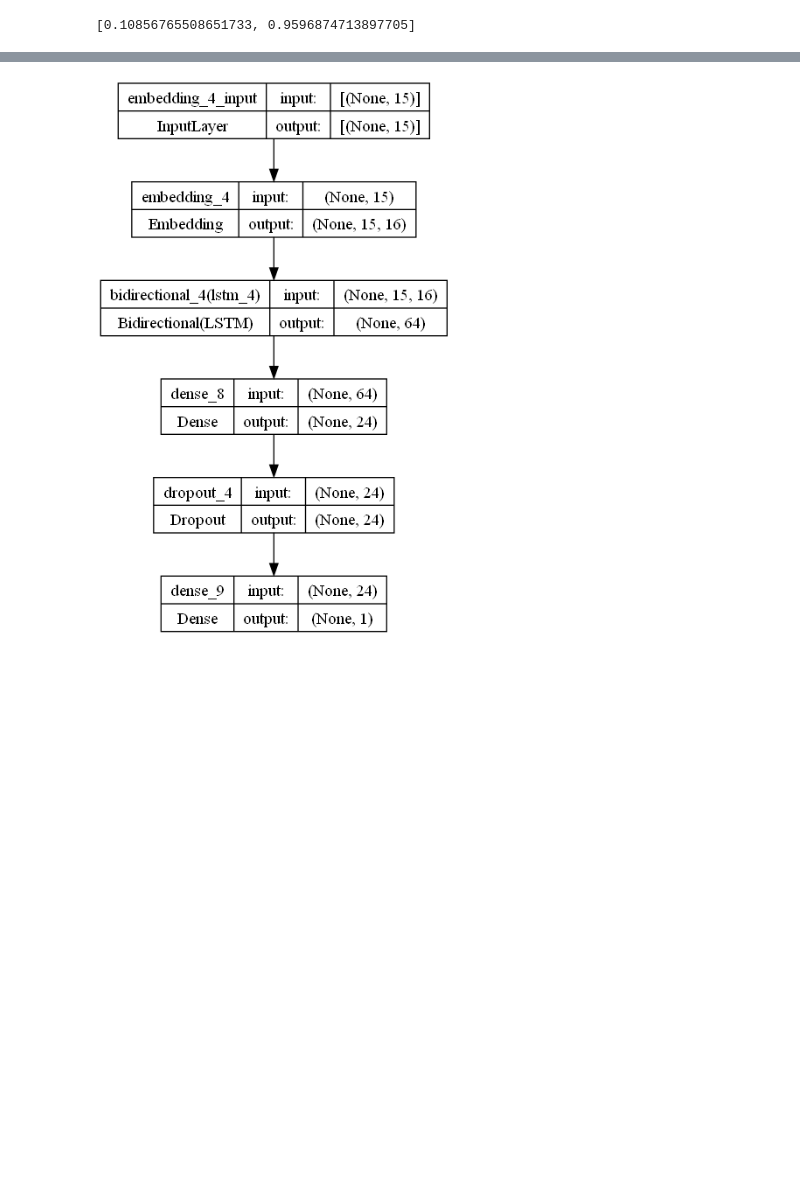
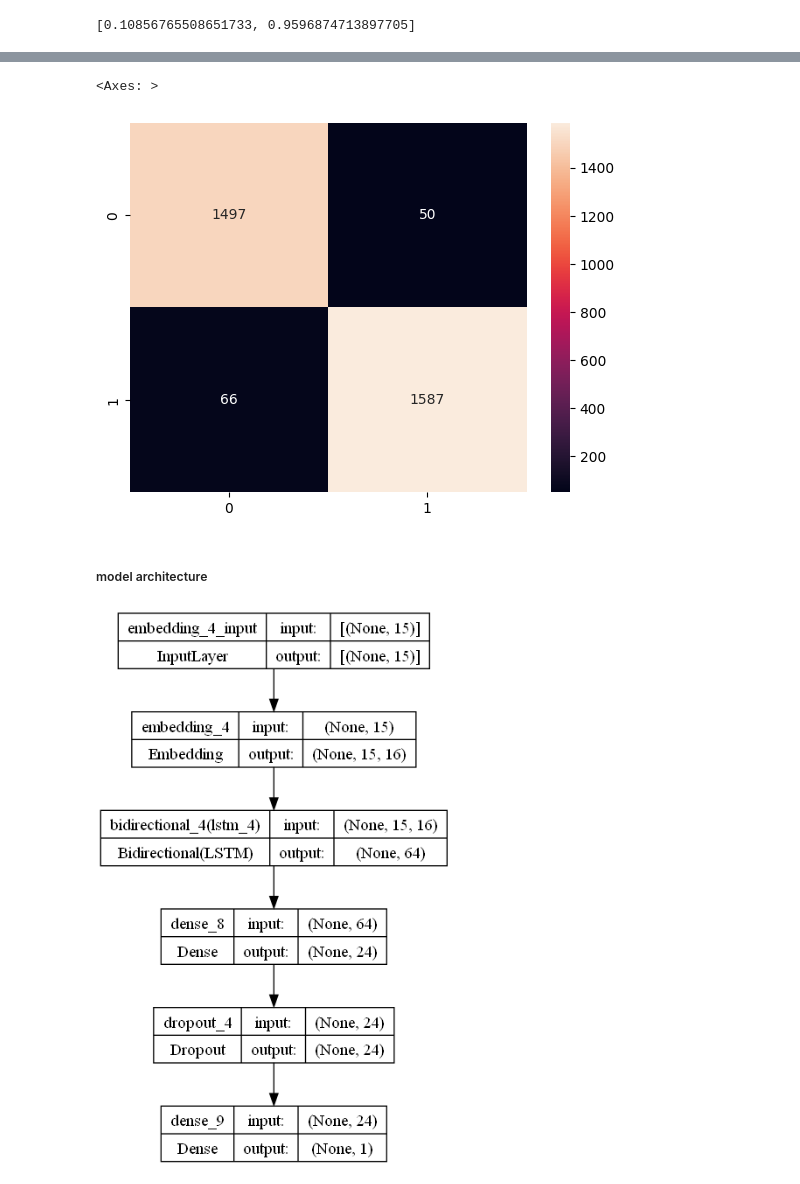
Before and after one commit to IssamLL/Clickbite-detection-school-project-, a Jupyter notebook: notebooks/main.ipynb, the cells around one changed output, grey strips where cells are left out. Drawn from its saved outputs; the diff is of its cells as text; code cells hidden in the pictures; blank space fills up the shorter version.

```diff
--- a/notebooks/main.ipynb
+++ b/notebooks/main.ipynb
@@ -334,0 +390,5 @@ model.evaluate(test_padded_sequences, y_test)
+# %%
+preds = model.predict(test_padded_sequences) > 0.5
+
+sns.heatmap(confusion_matrix(y_test, preds), annot=True, fmt='g')
+# %% [output]
@@ -335,3 +396,7 @@ model.evaluate(test_padded_sequences, y_test)
+<Axes: >
+[figure, added]
+# %% [markdown]
+##### model architecture
 # %%
 from keras.utils import plot_model
 plot_model(model, to_file='model.png', show_shapes=True, show_layer_names=True, rankdir='TB', expand_nested=True, dpi=96)
```
Also changed, not shown: parts of 16 cells of this notebook.
